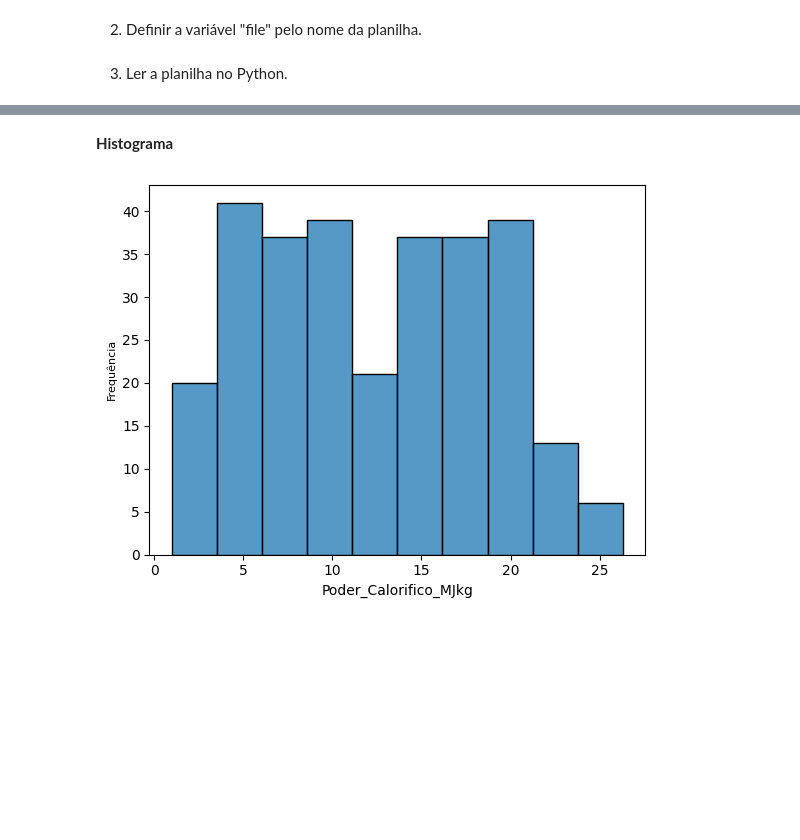
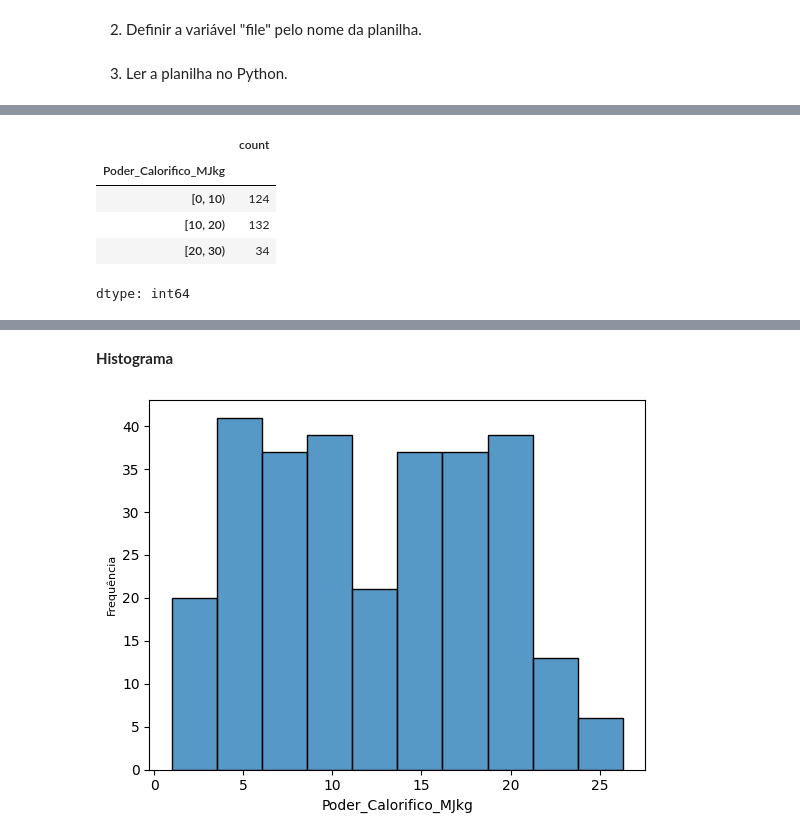
Before and after one commit to gobstech/Solid_Waste_Data_Analysis_Study, a Jupyter notebook: src/quant2_graficos_e_medidas.ipynb, the cells around one changed output, grey strips where cells are left out. Cells and saved outputs as stored; diff of their text form; code cells hidden in the pictures; blank space fills up the shorter version.

```diff
--- a/src/quant2_graficos_e_medidas.ipynb
+++ b/src/quant2_graficos_e_medidas.ipynb
@@ -33 +33,14 @@ df
 290 rows × 11 columns
+# %%
+#Organiza os dados dispostos na coluna Poder_Calorifico_MJkg em 3 grupos
+classes = [0,10,20,30]
+coluna='Poder_Calorifico_MJkg'
+frequencia_Poder_Calorifico_MJkg = pd.value_counts(pd.cut(x=df[coluna],bins=classes,include_lowest=True,right=False))
+frequencia_Poder_Calorifico_MJkg.sort_index(ascending=True)
+# %% [output]
+|  | count |
+| Poder_Calorifico_MJkg |  |
+| [0, 10) | 124 |
+| [10, 20) | 132 |
+| [20, 30) | 34 |
+dtype: int64
```
Also changed, not shown: parts of 3 cells of this notebook.
